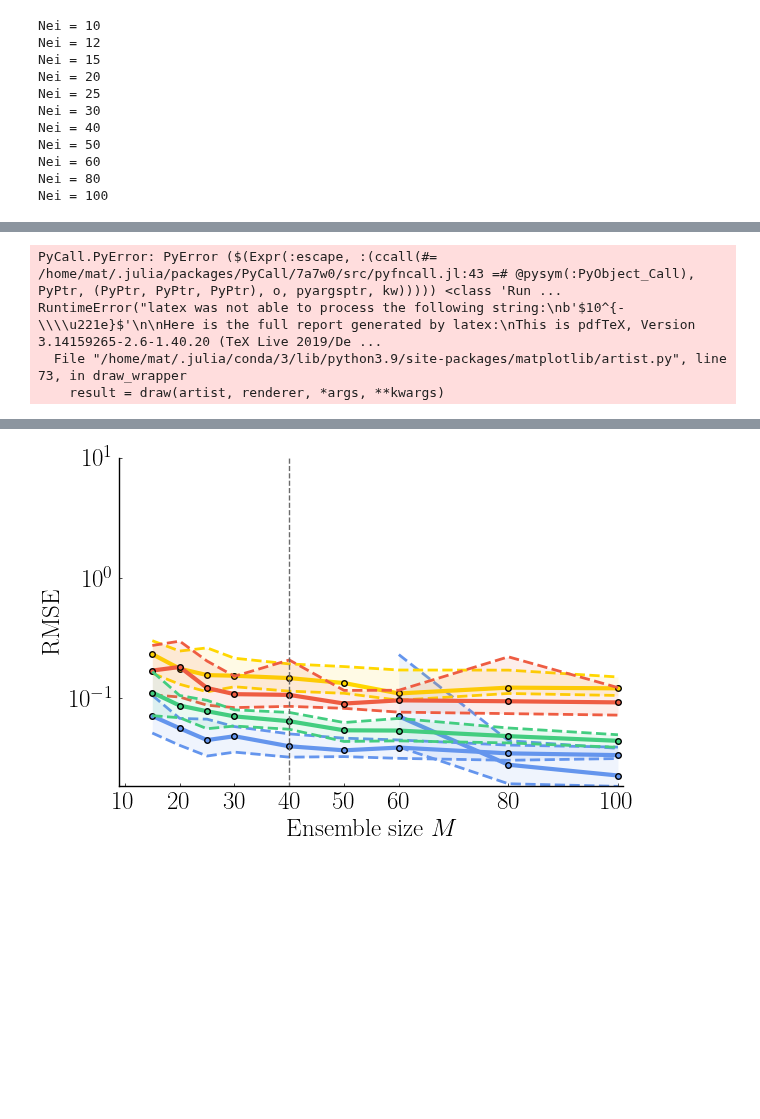
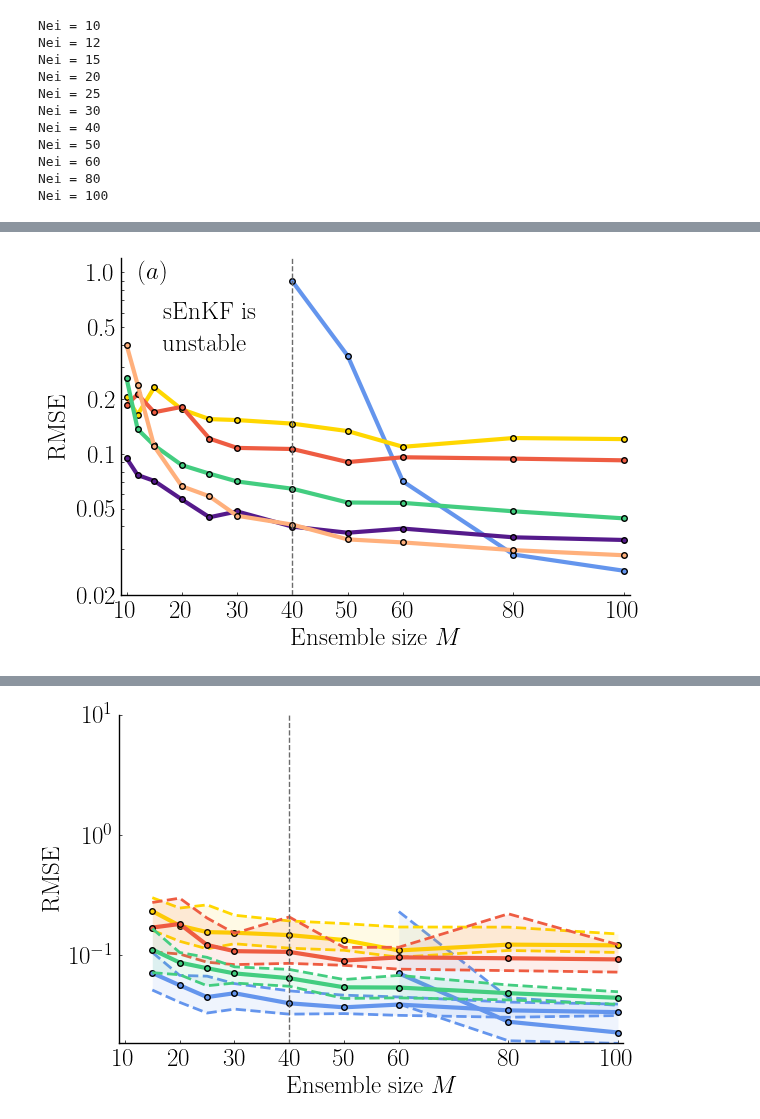
Before and after one commit to mleprovost/LowRankVortex.jl, a Jupyter notebook: localization/Figures Vortex RMSE.ipynb, the cells around one changed output, grey strips where cells are left out. Cells and saved outputs as stored; diff of their text form; code cells hidden in the pictures; blank space fills up the shorter version.

Commit message:
Updating figure

```diff
--- a/localization/Figures Vortex RMSE.ipynb
+++ b/localization/Figures Vortex RMSE.ipynb
@@ -237,28 +237,31 @@ Nei = 100
 # %%
 ratiolist = [85; 95; 99; 999]
 
-Neb = 2
+Neb = 7
 
 
 Neplot = [10; 20; 30 ; 40; 50; 60; 80; 100]
+RMSEplot = [2e-2;3e-2;4e-2;5e-2;6e-2;7e-2;8e-2;9e-2;1e-1;2e-1;3e-1;4e-1;5e-1;6e-1;7e-1;8e-1;9e-1;1.0]
 # Neplot = [10; 15; 20; 25; 30; 40; 50; 60; 80; 100]
 
 
-
-plt = plot(xlabel = "Ensemble size "*L"M", ylabel = "RMSE", ylims = (-Inf, 10), yscale = :log10,
-           xlims = (9, 101), xticks = (Neplot, string.(Neplot)), legend = false)#, size = (600, 300))
+plt = plot(xlabel = "Ensemble size "*L"M", ylabel = "RMSE", yscale = :log10,
+           xlims = (9, 101), xticks = (Neplot, string.(Neplot)),
+           ylims = (-Inf, 1.2),
+           yticks = (RMSEplot, map(i-> ifelse(i ∈ [0.01; 0.02; 0.05; 0.1; 0.2; 0.5; 1.0], string(i), ""), RMSEplot)),
+           legend = false)#, size = (600, 300))
 
 # plot!(plt, Nelist[Neb:end], q5_rmse_enkf[Neb:end], linewidth = 2, linestyle = :dot, color = c_enkf,
 #       label = "")
-plot!(plt, Nelist[Neb:end], q25_rmse_enkf[Neb:end], linewidth = 2, linestyle = :dash, color = c_enkf,
-      label = "")
+# plot!(plt, Nelist[Neb:end], q25_rmse_enkf[Neb:end], linewidth = 2, linestyle = :dash, color = c_enkf,
+#       label = "")
 plot!(plt, Nelist[Neb:end], q50_rmse_enkf[Neb:end], linewidth = 3, linestyle = :solid, color = c_enkf,
       label = "Adaptive low-rank EnKF")
-plot!(plt, Nelist[Neb:end], [q50_rmse_enkf[Neb:end] q50_rmse_enkf[Neb:end]], linewidth = 0.0,
-    fillrange = [q25_rmse_enkf[Neb:end] q75_rmse_enkf[Neb:end]], alpha = 0.1, color = c_enkf,
-      label = "")
-plot!(plt, Nelist[Neb:end], q75_rmse_enkf[Neb:end], linewidth = 2, linestyle = :dash, color = c_enkf,
-      label = "")
+# plot!(plt, Nelist[Neb:end], [q50_rmse_enkf[Neb:end] q50_rmse_enkf[Neb:end]], linewidth = 0.0,
+#     fillrange = [q25_rmse_enkf[Neb:end] q75_rmse_enkf[Neb:end]], alpha = 0.1, color = c_enkf,
+#       label = "")
+# plot!(plt, Nelist[Neb:end], q75_rmse_enkf[Neb:end], linewidth = 2, linestyle = :dash, color = c_enkf,
+#       label = "")
 
 # plot!(plt, Nelist[Neb:end], q95_rmse_enkf[Neb:end], linewidth = 2, linestyle = :dot, color = c_enkf,
 #       label = "")
@@ -269,15 +272,15 @@ scatter!(plt, Nelist[Neb:end], q50_rmse_enkf[Neb:end], linewidth = 2, linestyle
 
 # plot!(plt, Nelist[Neb:end], q5_rmse_enkf[Neb:end], linewidth = 2, linestyle = :dot, color = c_enkf,
 #       label = "")
-plot!(plt, Nelist, q25_rmse_localized_enkf, linewidth = 2, linestyle = :dash, color = c_locenkf,
-      label = "")
+# plot!(plt, Nelist, q25_rmse_localized_enkf, linewidth = 2, linestyle = :dash, color = c_locenkf,
+#       label = "")
 plot!(plt, Nelist, q50_rmse_localized_enkf, linewidth = 3, linestyle = :solid, color = c_locenkf,
       label = "Adaptive low-rank EnKF")
-plot!(plt, Nelist, [q50_rmse_localized_enkf q50_rmse_localized_enkf], linewidth = 0.0,
-    fillrange = [q25_rmse_localized_enkf q75_rmse_localized_enkf], alpha = 0.1, color = c_locenkf,
-      label = "")
-plot!(plt, Nelist, q75_rmse_localized_enkf, linewidth = 2, linestyle = :dash, color = c_locenkf,
-      label = "")
+# plot!(plt, Nelist, [q50_rmse_localized_enkf q50_rmse_localized_enkf], linewidth = 0.0,
+#     fillrange = [q25_rmse_localized_enkf q75_rmse_localized_enkf], alpha = 0.1, color = c_locenkf,
+#       label = "")
+# plot!(plt, Nelist, q75_rmse_localized_enkf, linewidth = 2, linestyle = :dash, color = c_locenkf,
+#       label = "")
 
 # plot!(plt, Nelist[Neb:end], q95_rmse_enkf[Neb:end], linewidth = 2, linestyle = :dot, color = c_enkf,
 #       label = "")
@@ -298,15 +301,15 @@ for ratio in ratiolist
 
 #     plot!(plt, Nelist, q5, linewidth = 2, linestyle = :dot,
 #           color = c_ratio, label = "")
-    plot!(plt, Nelist, q25, linewidth = 2, linestyle = :dash, color = c_ratio,
-          label = "")
+#     plot!(plt, Nelist, q25, linewidth = 2, linestyle = :dash, color = c_ratio,
+#           label = "")
     plot!(plt, Nelist, q50, linewidth = 3, linestyle = :solid, color = c_ratio,
           label = "")
-    plot!(plt, Nelist, [q50  q50], linewidth = 0.0,
-          fillrange = [q25  q75], alpha = 0.1, color = c_ratio,
-          label = "")
-    plot!(plt, Nelist, q75, linewidth = 2, linestyle = :dash, color = c_ratio,
-          label = "")
+#     plot!(plt, Nelist, [q50  q50], linewidth = 0.0,
+#           fillrange = [q25  q75], alpha = 0.1, color = c_ratio,
+#           label = "")
+#     plot!(plt, Nelist, q75, linewidth = 2, linestyle = :dash, color = c_ratio,
+#           label = "")
 #     plot!(plt, Nelist, q95, linewidth = 2, linestyle = :dot, color = c_ratio,
 #           label = "")
     scatter!(plt, Nelist, q50, linewidth = 3, linestyle = :solid, color = c_ratio,
@@ -314,11 +317,12 @@ for ratio in ratiolist
 end
 
 vline!(plt, [40], color = :gray42, linestyle = :dash)
-# annotate!(plt, 25, 0.7, "sEnKF is ")
-# annotate!(plt, 24, 0.6, "unstable")
-# annotate!(plt, 15, 1.0,  L"(a)")
+annotate!(plt, [(25, 0.6, "sEnKF is")])
+annotate!(plt, [(24, 0.4, "unstable")])
+
+annotate!(plt, [(15, 1.0, L"(a)")])
 
 plt
 
-# savefig("vortex_RMSE_enkf_lowrank.pdf")
+savefig("vortex_log_RMSE_enkf_localized_lowrank.pdf")
 # %% [output]
@@ -327,4 +329 @@ plt
-PyCall.PyError: PyError ($(Expr(:escape, :(ccall(#= /home/mat/.julia/packages/PyCall/7a7w0/src/pyfncall.jl:43 =# @pysym(:PyObject_Call), PyPtr, (PyPtr, PyPtr, PyPtr), o, pyargsptr, kw))))) <class 'Run ...
-RuntimeError("latex was not able to process the following string:\nb'$10^{-\\\\u221e}$'\n\nHere is the full report generated by latex:\nThis is pdfTeX, Version 3.14159265-2.6-1.40.20 (TeX Live 2019/De ...
-  File "/home/mat/.julia/conda/3/lib/python3.9/site-packages/matplotlib/artist.py", line 73, in draw_wrapper
-    result = draw(artist, renderer, *args, **kwargs)
+[figure, added]
```
Also changed, not shown: parts of 4 cells of this notebook.
